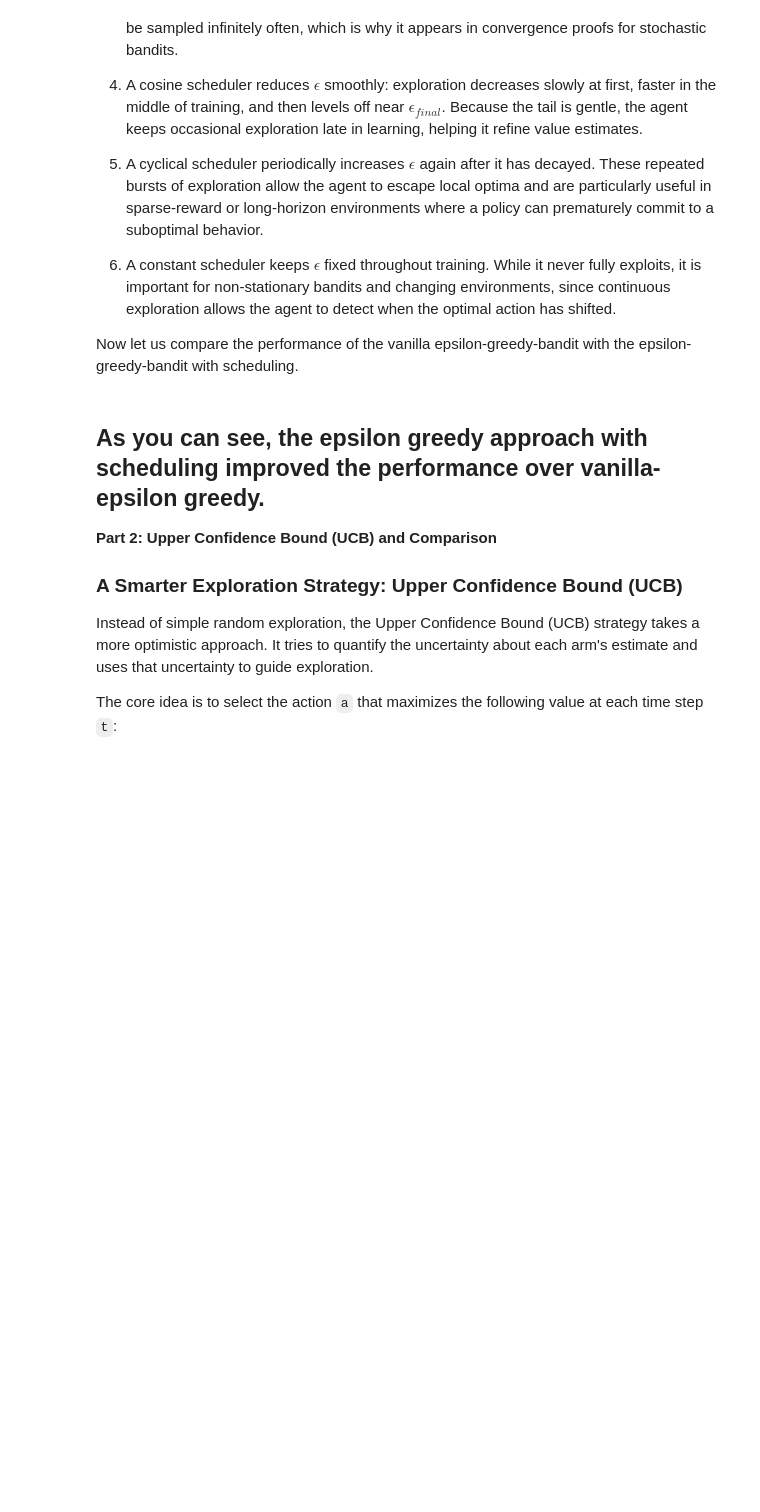
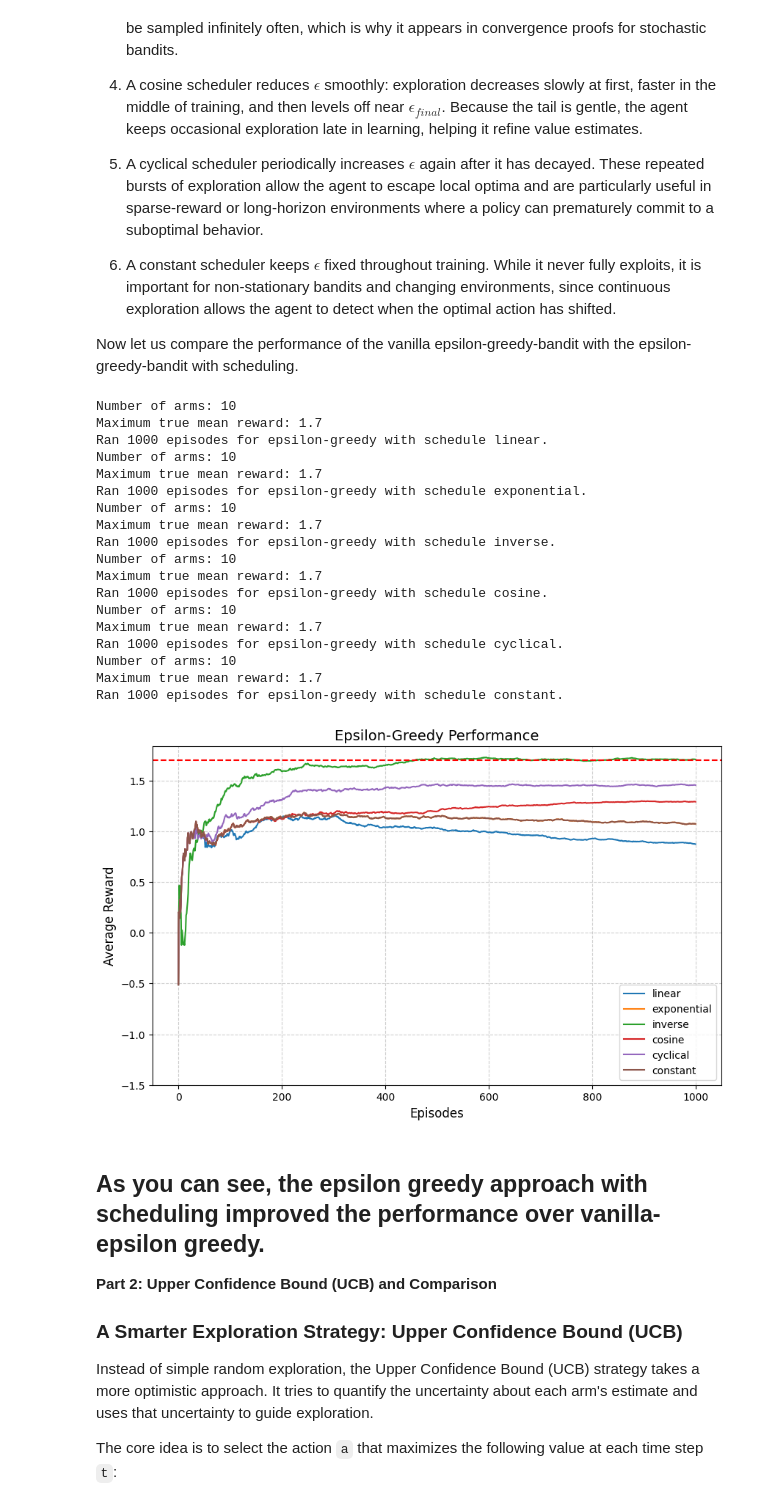
Before and after one commit to rameshaditya-me/reinforcement-learning-from-scratch, a Jupyter notebook: lecture1_MAB.ipynb, the cells around one changed output. Drawn from its saved outputs; the diff is of its cells as text; code cells hidden in the pictures; blank space fills up the shorter version.

```diff
--- a/lecture1_MAB.ipynb
+++ b/lecture1_MAB.ipynb
@@ -503,6 +517,7 @@ def epsilon_greedy_with_decaying_epsilon(bandit_instance, episodes=1000, epsilon
 
     # Array to store the reward received at each episode
     rewards = np.zeros(episodes)
+    regret = np.zeros(episodes)
 
     # Main loop: iterate for the specified number of episodes
     for i in range(episodes):
@@ -515,6 +530,8 @@ def epsilon_greedy_with_decaying_epsilon(bandit_instance, episodes=1000, epsilon
             # Exploit: choose the arm with the highest current estimated reward
             action = np.argmax(bandit_instance.r_est)
 
+        # store the regret
+        regret[i] = np.max(true_means)-bandit_instance.r_est[action]
         # Pull the chosen arm and get the reward
         reward = bandit_instance.pull(action)
 
@@ -525,13 +542,13 @@ def epsilon_greedy_with_decaying_epsilon(bandit_instance, episodes=1000, epsilon
         rewards[i] = reward
 
     # Return the final estimates and the history of rewards
-    return bandit_instance.r_est, rewards
+    return bandit_instance.r_est, rewards, r_est_t
 # %%
 results = {}
 # --- Plotting Epsilon-Greedy Performance ---
 plt.figure(figsize=(10, 6))
 
-for scheduler in ["exponential","inverse","cosine","cyclical","constant"]:
+for scheduler in ["linear","exponential","inverse","cosine","cyclical","constant"]:
   np.random.seed(42)
 
   # Number of episodes (pulls)
@@ -540,35 +557,55 @@ for scheduler in ["exponential","inverse","cosine","cyclical","constant"]:
   # Define the true mean reward for each of the 10 arms.
   # These are the 'secrets' the agent needs to discover.
   true_means = [0.1, -0.5, 1.5, 0.8, 1.1, -1.0, 0.3, 0.6, 1.7, 1.4]
   # The best arm is index 8 with a true mean of 1.7
   print(f"Number of arms: {len(true_means)}")
   print(f"Maximum true mean reward: {max(true_means)}")
 
   # Create a Bandit instance for the epsilon-greedy agent
   bandit_eps = Bandit(true_means)
 
   # Run the epsilon-greedy strategy
   # Keep the default epsilon of 0.1 (10% exploration)
-  eps_final_r_est, rewards_eps = epsilon_greedy_with_decaying_epsilon(bandit_eps, episodes, epsilon_initial=0.5, epsilon_final=0.01, scheduler_type=scheduler)
+  eps_final_r_est, rewards_eps, regret_eps = epsilon_greedy_with_decaying_epsilon(bandit_eps, episodes, epsilon_initial=0.5, epsilon_final=0.01, scheduler_type=scheduler)
   print(f"Ran {episodes} episodes for epsilon-greedy with schedule {scheduler}.")
 
   # Calculate cumulative average reward for epsilon-greedy
   # np.cumsum(rewards_eps) calculates the cumulative sum at each step
   # np.arange(episodes) + 1 creates an array [1, 2, ..., episodes]
   avg_eps = np.cumsum(rewards_eps) / (np.arange(episodes) + 1)
-  results[scheduler] = avg_eps
+  results[scheduler] = (avg_eps, regret_eps)
   plt.plot(avg_eps, label=f'{scheduler}')
 
 
 plt.xlabel('Episodes', fontsize=12)
 plt.ylabel('Average Reward', fontsize=12)
 plt.title('Epsilon-Greedy Performance', fontsize=14)
 plt.legend()
 plt.grid(True, linestyle='--', alpha=0.6)
 plt.ylim(bottom=min(true_means)-0.5)
 # A line for the best possible average reward
 plt.axhline(y=max(true_means), color='red', linestyle='--', label=f'Optimal Average Reward ({max(true_means)})')
 plt.show()
+# %% [output]
+Number of arms: 10
+Maximum true mean reward: 1.7
+Ran 1000 episodes for epsilon-greedy with schedule linear.
+Number of arms: 10
+Maximum true mean reward: 1.7
+Ran 1000 episodes for epsilon-greedy with schedule exponential.
+Number of arms: 10
+Maximum true mean reward: 1.7
+Ran 1000 episodes for epsilon-greedy with schedule inverse.
+Number of arms: 10
+Maximum true mean reward: 1.7
+Ran 1000 episodes for epsilon-greedy with schedule cosine.
+Number of arms: 10
+Maximum true mean reward: 1.7
+Ran 1000 episodes for epsilon-greedy with schedule cyclical.
+Number of arms: 10
+Maximum true mean reward: 1.7
+Ran 1000 episodes for epsilon-greedy with schedule constant.
+[figure, added]
 # %% [markdown]
 As you can see, the epsilon greedy approach with scheduling improved the performance over vanilla-epsilon greedy.
 ---
```
Also changed, not shown: parts of 8 cells of this notebook.
